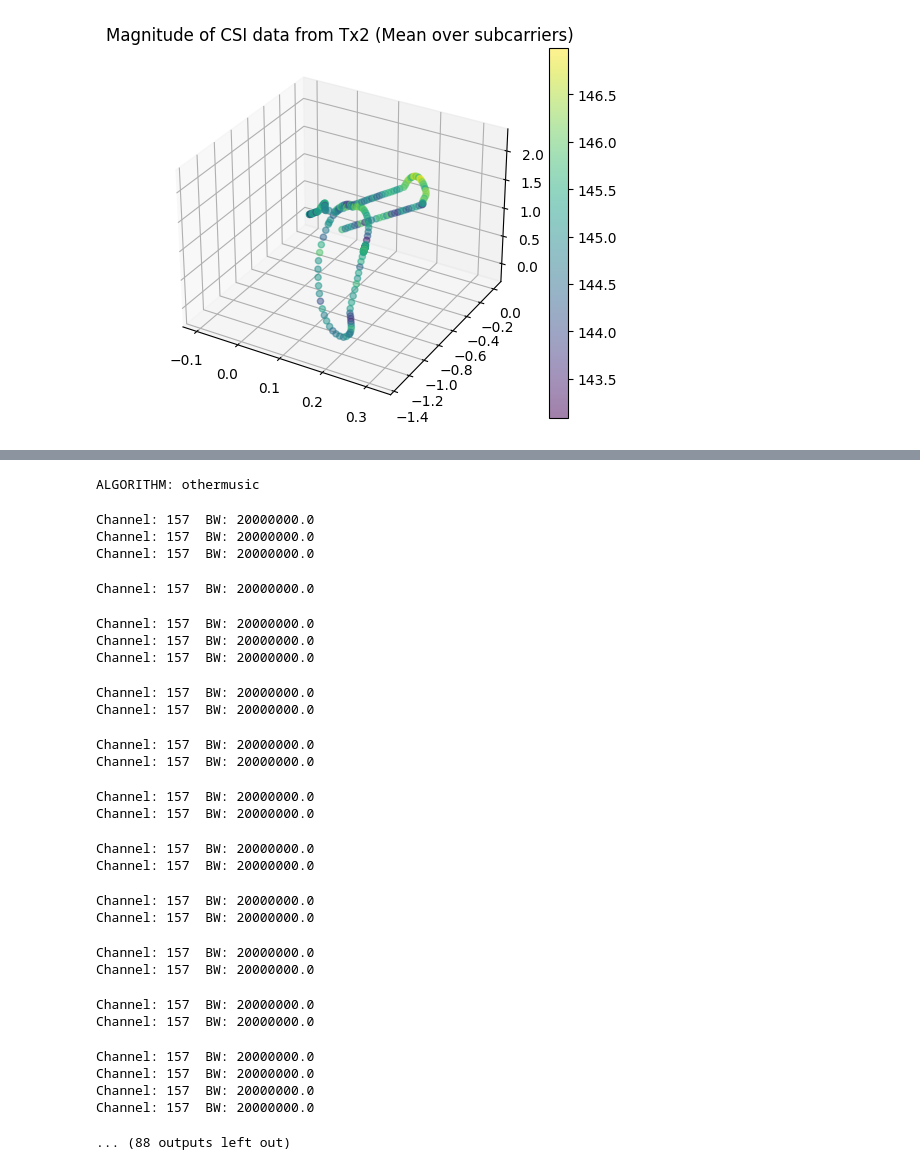
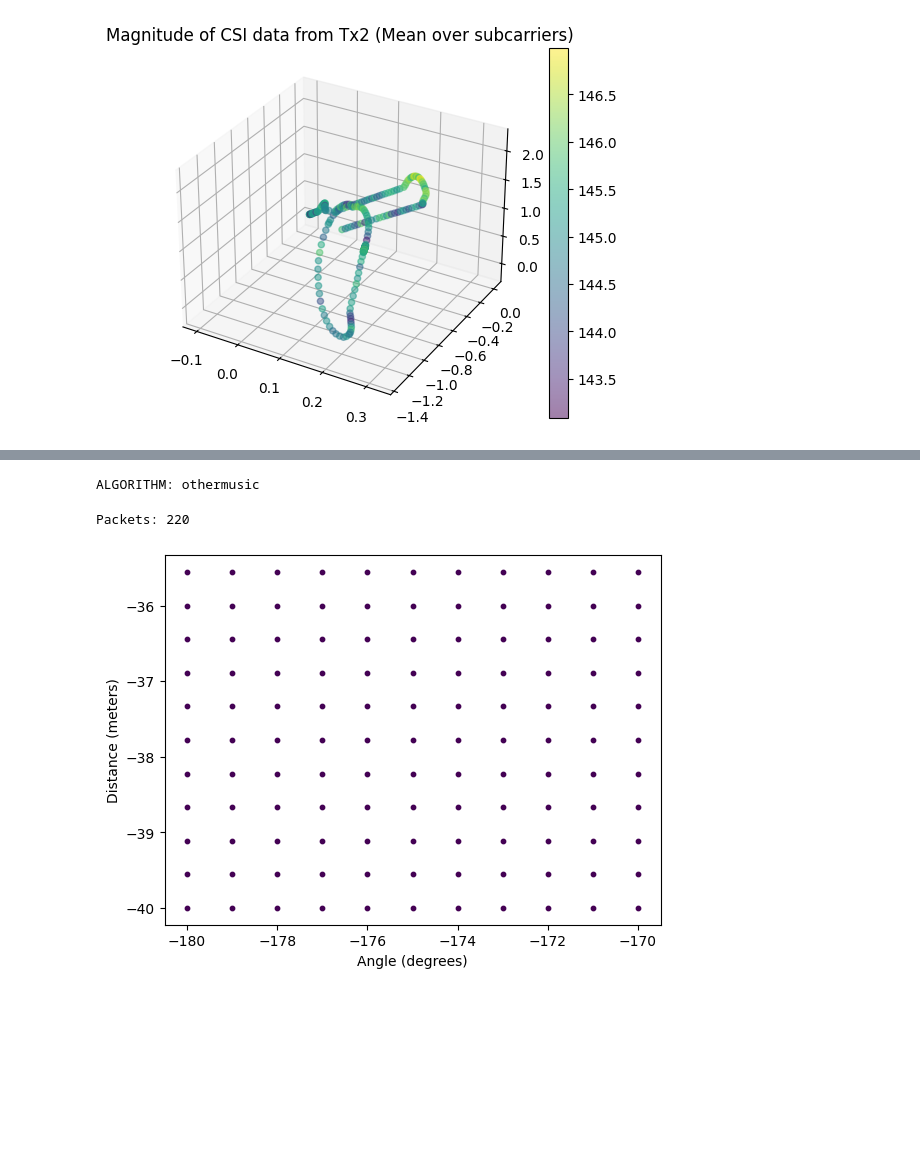
Before and after one commit to Navidt/SignalPropogation, a Jupyter notebook: visualization.ipynb, the cells around one changed output, grey strips where cells are left out. Saved outputs shown, nothing was run; the diff lists cells and outputs as text; code cells hidden in the pictures; blank space fills up the shorter version.

```diff
--- a/visualization.ipynb
+++ b/visualization.ipynb
@@ -246,5 +245,5 @@ def plot_subcarrier_phase(bag, tx, subcarrier, title=None, saveName=None):
     plt.show()
   else:
     plt.savefig(saveName)
-for i in range(0, 10):
-  plot_subcarrier_phase(bag4, 2, i, title=f"CSI data from Tx{2}, Subcarrier {i}, Position (-2, 0, 0)")
+# for i in range(0, 10):
+  # plot_subcarrier_phase(bag4, 2, i, title=f"CSI data from Tx{2}, Subcarrier {i}, Position (-2, 0, 0)")
@@ -468,13 +453,13 @@ def generate_frame(consolidatedData, frame, phaseRange=None, magRange=None, save
     plt.savefig(saveName)
 
 # generate_frame(allData, 216, (-15, 15), (100, 160), "Testimage.png")
-numFrames = int(len(allData) / 3)
-for i in range(0, numFrames):
-  generate_frame(allData, i, (-15, 15), (100, 160), f"./consolidatedFrames/frame{i}.png")
+# numFrames = int(len(allData) / 3)
+# for i in range(0, numFrames):
+#   generate_frame(allData, i, (-15, 15), (100, 160), f"./consolidatedFrames/frame{i}.png")
 # %%
-code = cv2.VideoWriter_fourcc(*'M4S2')
-out = cv2.VideoWriter("video.mp4", code, 5, (1500, 500))
-for i in range(0, numFrames):
-  frame = cv2.imread(f"./consolidatedFrames/frame{i}.png")
-  out.write(frame)
-out.release()
+# code = cv2.VideoWriter_fourcc(*'M4S2')
+# out = cv2.VideoWriter("video.mp4", code, 5, (1500, 500))
+# for i in range(0, numFrames):
+#   frame = cv2.imread(f"./consolidatedFrames/frame{i}.png")
+#   out.write(frame)
+# out.release()
@@ -813,30 +749,12 @@ Channel: 157  BW: 20000000.0
-# %%
-controlAnglesOtherMusic = get_angle_profiles(controlData, "othermusic")
-# %% [output]
-ALGORITHM: othermusic
-Channel: 157  BW: 20000000.0
-Channel: 157  BW: 20000000.0
-Channel: 157  BW: 20000000.0
-Channel: 157  BW: 20000000.0
-Channel: 157  BW: 20000000.0
-Channel: 157  BW: 20000000.0
-Channel: 157  BW: 20000000.0
-Channel: 157  BW: 20000000.0
-Channel: 157  BW: 20000000.0
-Channel: 157  BW: 20000000.0
-Channel: 157  BW: 20000000.0
-Channel: 157  BW: 20000000.0
-Channel: 157  BW: 20000000.0
-Channel: 157  BW: 20000000.0
-Channel: 157  BW: 20000000.0
-Channel: 157  BW: 20000000.0
-Channel: 157  BW: 20000000.0
-Channel: 157  BW: 20000000.0
-Channel: 157  BW: 20000000.0
-Channel: 157  BW: 20000000.0
-Channel: 157  BW: 20000000.0
-Channel: 157  BW: 20000000.0
-Channel: 157  BW: 20000000.0
-Channel: 157  BW: 20000000.0
-Channel: 157  BW: 20000000.0
-... (88 outputs left out)
+# %%
+headOnData = rosbag.Bag("HeadOn_2024-03-13-12-17-17.bag")
+allProfiles = get_angle_profiles(headOnData, "othermusic")
+profile = allProfiles[4][2]
+# %% [output]
+ALGORITHM: othermusic
+Packets: 220
+# %%
+plot_angle_distance_profile(profile)
+# print(np.shape(profile))
+# %% [output]
+[figure, added]
```
Also changed, not shown: parts of 14 cells of this notebook, 30 other files.
